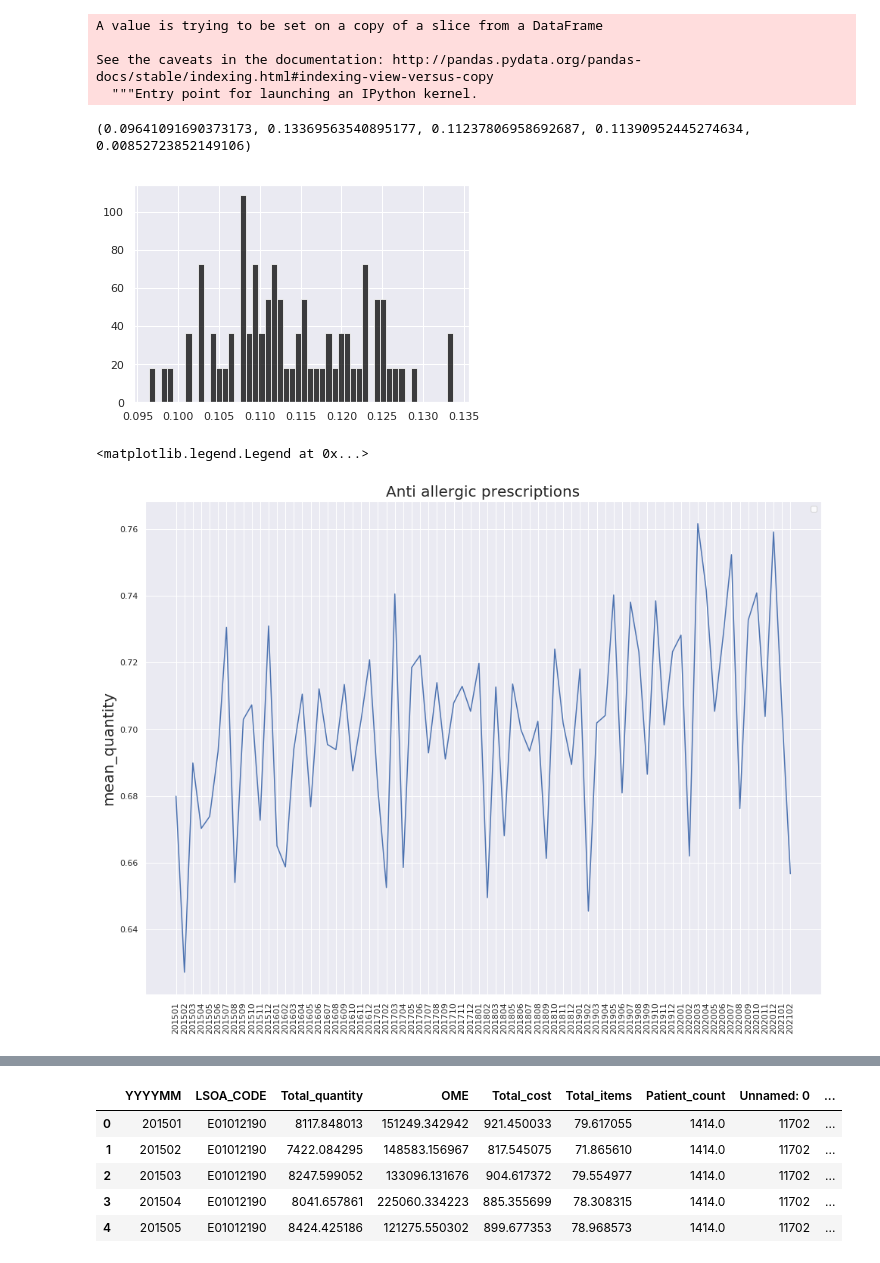
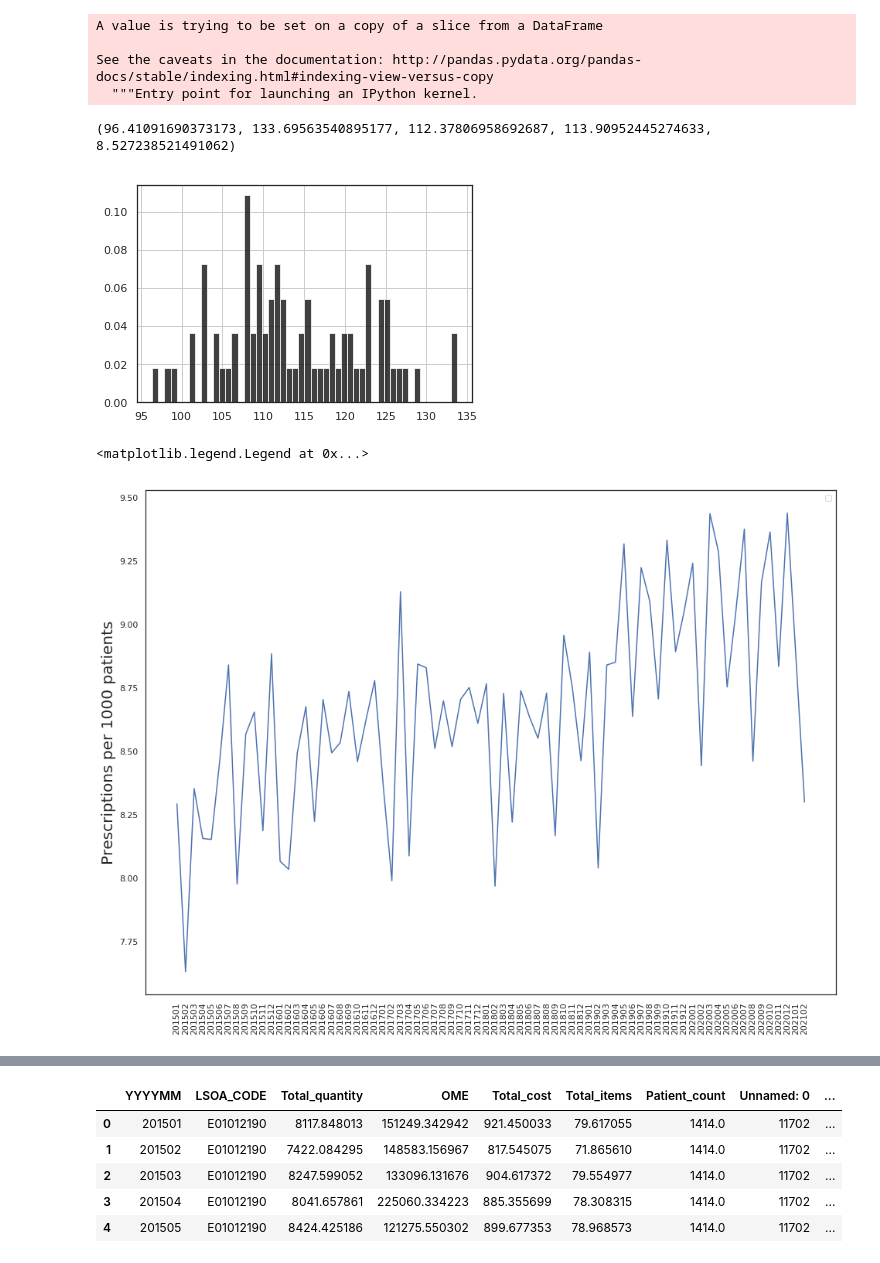
Before and after one commit to sagarjoglekar/NHSPrescriptionsParser, a Jupyter notebook: notebooks/DataPrep_validate.ipynb, the cells around one changed output, grey strips where cells are left out. Cells and saved outputs as stored; diff of their text form; code cells hidden in the pictures.

```diff
--- a/notebooks/DataPrep_validate.ipynb
+++ b/notebooks/DataPrep_validate.ipynb
@@ -136,9 +136,9 @@ See the caveats in the documentation: http://pandas.pydata.org/pandas-docs/stabl
 area_dict = {'YYYYMM':[], 'mean_cost':[] , 'mean_items' : [] , 'mean_quantity' : []}
 for name , group in London_preac.groupby('YYYYMM'):
     area_dict['YYYYMM'].append(name)
-    area_dict['mean_cost'].append((np.sum(group['Total_cost'])/np.sum(group['Patient_count'])))
-    area_dict['mean_items'].append((np.sum(group['Total_items'])/np.sum(group['Patient_count'])))
-    area_dict['mean_quantity'].append((np.sum(group['Total_quantity'])/np.sum(group['Patient_count'])))
+    area_dict['mean_cost'].append((np.sum(group['Total_cost'])/np.sum(group['Patient_count']))*1000)
+    area_dict['mean_items'].append((np.sum(group['Total_items'])/np.sum(group['Patient_count']))*1000)
+    area_dict['mean_quantity'].append((np.sum(group['OME'])/np.sum(group['Patient_count']))*1000)
 area_df = pd.DataFrame.from_dict(area_dict)
 area_df.sort_values(by=['YYYYMM'],inplace=True)
 # %%
@@ -148,19 +148,19 @@ print(np.min(data), np.max(data) ,  np.median(data), np.mean(data), np.std(data)
 plt.grid(True)
 plt.show()
 # %% [output]
-(0.09641091690373173, 0.13369563540895177, 0.11237806958692687, 0.11390952445274634, 0.00852723852149106)
+(96.41091690373173, 133.69563540895177, 112.37806958692687, 113.90952445274633, 8.527238521491062)
-[figure, old version]
+[figure, new version]
 # %%
 fig, ax = plt.subplots()
 fig.set_size_inches(16, 12)
 sns.set_style("white")
-plt.title("Anti allergic prescriptions",fontsize=20)
-plt.ylabel("Prescriptions per capita",fontsize=20)
-# sns.lineplot(y=area_df['mean_items'],x=np.arange(0,len(area_df),1))
-sns.lineplot(y=area_df['mean_quantity'],x=np.arange(0,len(area_df),1))
+plt.grid(False)
+# plt.title("Anti allergic prescriptions",fontsize=20)
+sns.lineplot(y=area_df['mean_items'],x=np.arange(0,len(area_df),1))
+plt.ylabel("Prescriptions per 1000 patients",fontsize=20)
 # sns.lineplot(y=area_df['mean_cost'],x=np.arange(0,len(area_df),1))
 plt.xticks(np.arange(0,len(area_df),1),area_df['YYYYMM'],rotation=90)
 ax.legend()
 # %% [output]
 <matplotlib.legend.Legend at 0x...>
-[figure, old version]
+[figure, new version]
```
Also changed, not shown: parts of 10 cells of this notebook, 4 other files.
